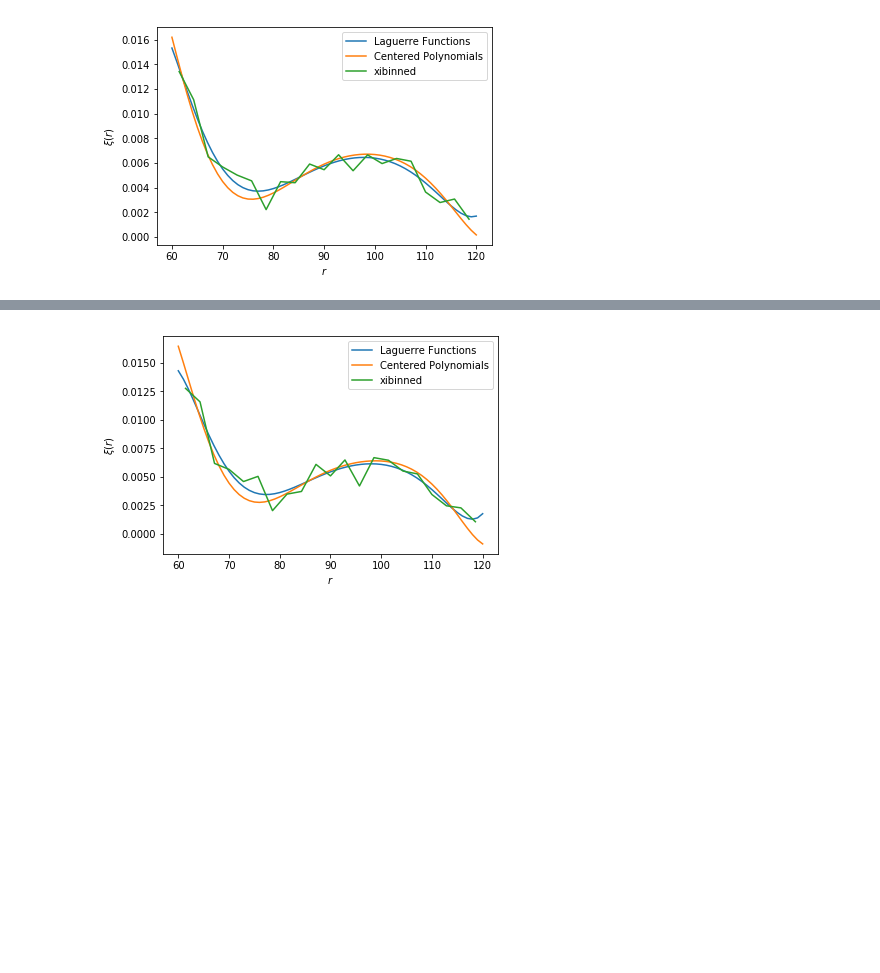
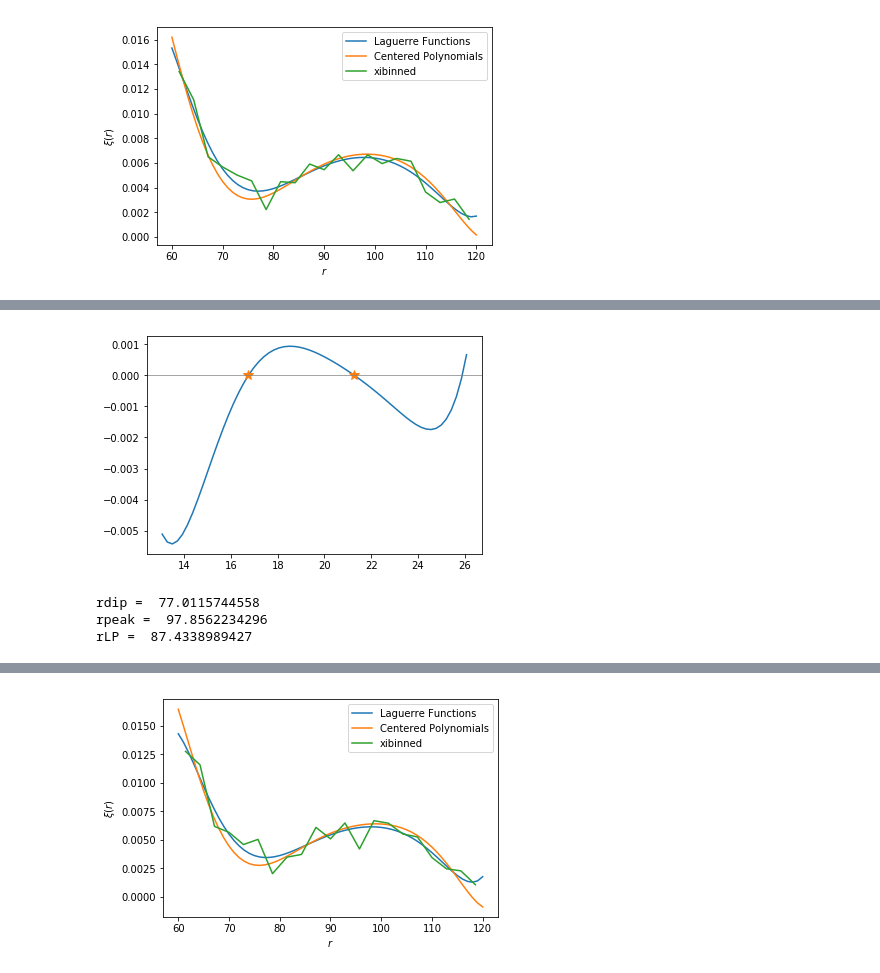
Before and after one commit to marmusso/xi-without-bins, a Jupyter notebook: XiCenLagu.ipynb, the cells around one changed output, grey strips where cells are left out. Cells and saved outputs as stored; diff of their text form; code cells hidden in the pictures; blank space fills up the shorter version.

```diff
--- a/XiCenLagu.ipynb
+++ b/XiCenLagu.ipynb
@@ -274,0 +288,18 @@ plt.show()
+# %%
+### finding the roots of xiNLp
+sol1 = optimize.root(xiNLp, [16,22])
+
+plt.plot(yN, xiNLp(yN))
+plt.plot(sol1.x, xiNLp(sol1.x), '*', ms=10)
+plt.axhline(0, color='gray', lw=0.7)
+plt.show()
+
+root1 = sigma*sol1.x
+print('rdip = ', root1[0])
+print('rpeak = ', root1[1])
+print('rLP = ', (root1[0]+root1[1])/2)
+# %% [output]
+[figure, added]
+rdip =  77.0115744558
+rpeak =  97.8562234296
+rLP =  87.4338989427
```
Also changed, not shown: parts of 14 cells of this notebook.
